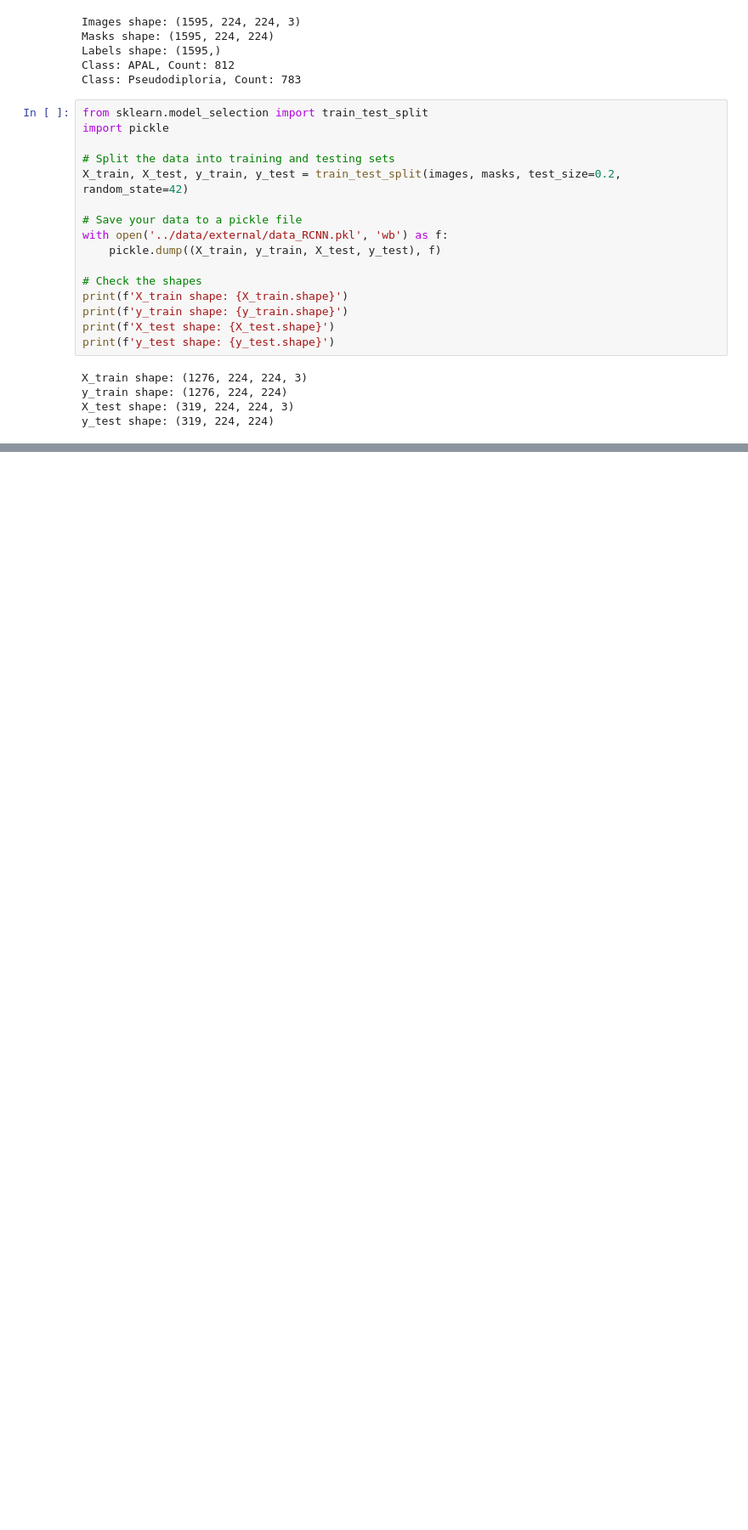
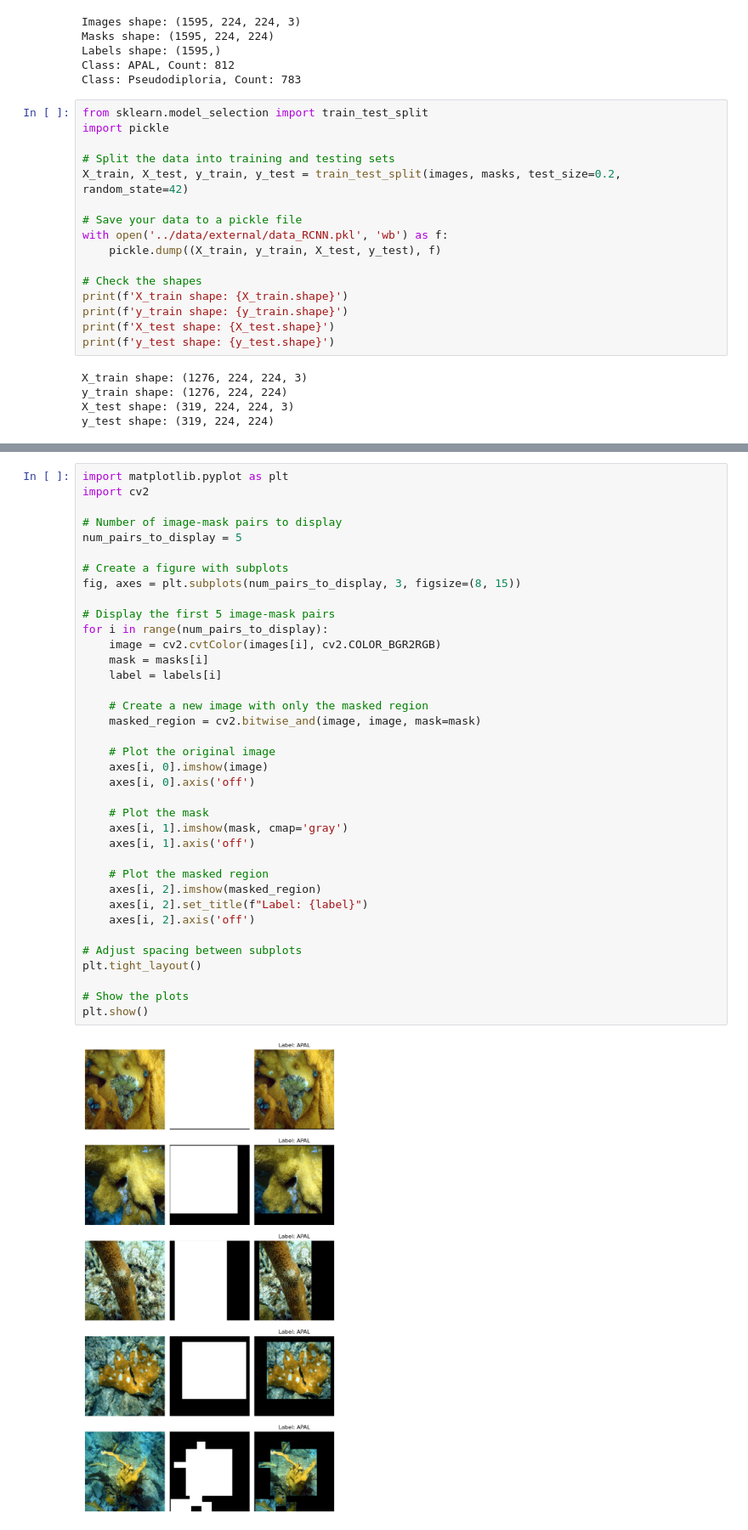
Before and after one commit to sumaiya008/Segmenting-Coral-Branch-tips, a Jupyter notebook: notebooks/1.3_Loading_RCNN.ipynb, the cells around one changed output, grey strips where cells are left out. Shown at 85% size. Saved outputs shown, nothing was run; the diff lists cells and outputs as text; blank space fills up the shorter version.

```diff
--- a/notebooks/1.3_Loading_RCNN.ipynb
+++ b/notebooks/1.3_Loading_RCNN.ipynb
@@ -161,0 +412,39 @@ y_test shape: (319, 224, 224)
+# %%
+import matplotlib.pyplot as plt
+import cv2
+
+# Number of image-mask pairs to display
+num_pairs_to_display = 5
+
+# Create a figure with subplots
+fig, axes = plt.subplots(num_pairs_to_display, 3, figsize=(8, 15))
+
+# Display the first 5 image-mask pairs
+for i in range(num_pairs_to_display):
+    image = cv2.cvtColor(images[i], cv2.COLOR_BGR2RGB)
+    mask = masks[i]
+    label = labels[i]
+
+    # Create a new image with only the masked region
+    masked_region = cv2.bitwise_and(image, image, mask=mask)
+
+    # Plot the original image
+    axes[i, 0].imshow(image)
+    axes[i, 0].axis('off')
+
+    # Plot the mask
+    axes[i, 1].imshow(mask, cmap='gray')
+    axes[i, 1].axis('off')
+
+    # Plot the masked region
+    axes[i, 2].imshow(masked_region)
+    axes[i, 2].set_title(f"Label: {label}")
+    axes[i, 2].axis('off')
+
+# Adjust spacing between subplots
+plt.tight_layout()
+
+# Show the plots
+plt.show()
+# %% [output]
+[figure, added]
```
Also changed, not shown: parts of 7 cells of this notebook, 5 other files.
